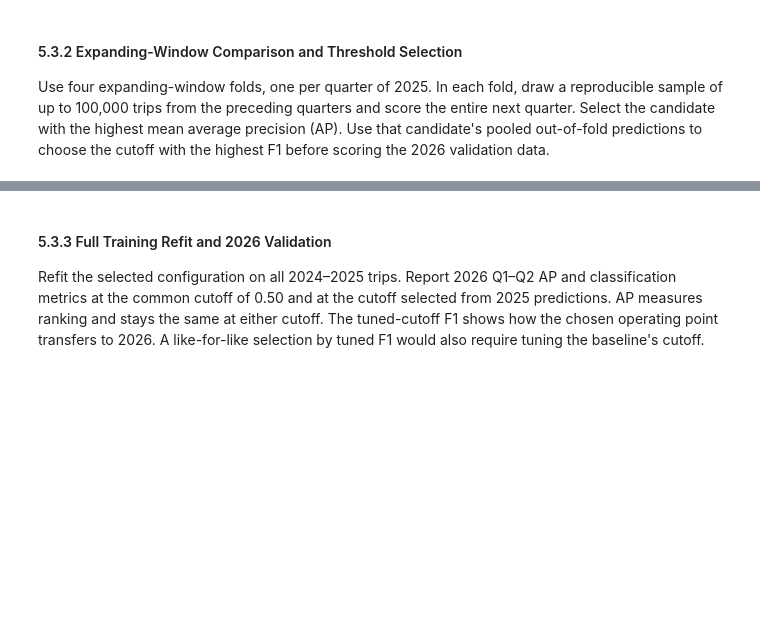
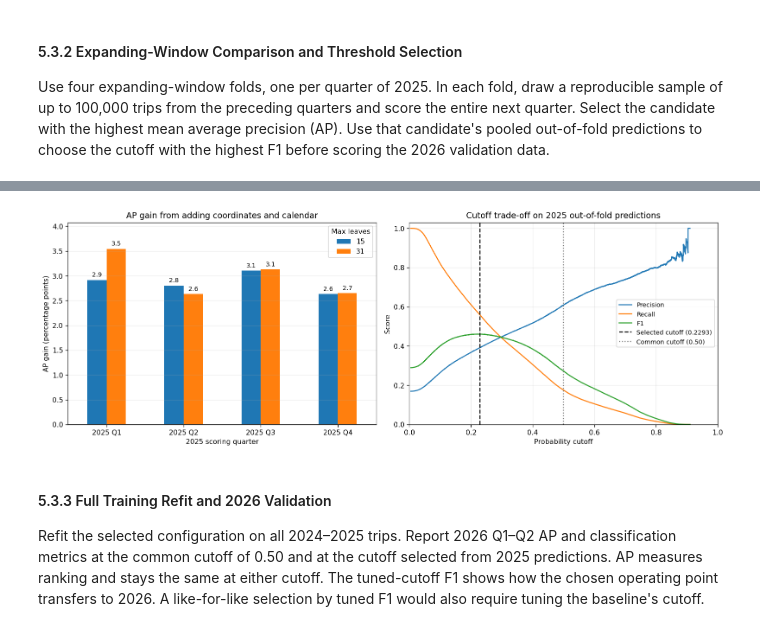
Before and after one commit to GeraintG/CIS_5450_Indigo_Data, a Jupyter notebook: indego_trips_analysis.ipynb, the cells around one changed output, grey strips where cells are left out. Cells and saved outputs as stored; diff of their text form; code cells hidden in the pictures; blank space fills up the shorter version.

```diff
--- a/indego_trips_analysis.ipynb
+++ b/indego_trips_analysis.ipynb
@@ -1655,3 +1704,47 @@ Selected Coordinates and calendar, 31 leaves, and cutoff 0.2293.
+# %%
+gb_hist_ap_by_feature = gb_hist_cv.pivot(
+    index=["Fold", "Max leaves"], columns="Features", values="AP"
+)
+gb_hist_ap_gain = (
+    100 * (gb_hist_ap_by_feature["Coordinates and calendar"] - gb_hist_ap_by_feature["Baseline predictors"])
+).unstack("Max leaves").reindex(gb_hist_fold_order)
+
+gb_hist_fig, gb_hist_axes = plt.subplots(1, 2, figsize=(14, 5))
+gb_hist_ap_gain.plot.bar(
+    ax=gb_hist_axes[0], rot=0, color=["tab:blue", "tab:orange"],
+)
+for gb_hist_bars in gb_hist_axes[0].containers:
+    gb_hist_axes[0].bar_label(gb_hist_bars, fmt="%.1f", padding=3, fontsize=9)
+gb_hist_axes[0].axhline(0, color="gray", linewidth=1)
+gb_hist_axes[0].set(
+    title="AP gain from adding coordinates and calendar",
+    xlabel="2025 scoring quarter", ylabel="AP gain (percentage points)",
+)
+gb_hist_axes[0].margins(y=0.15)
+gb_hist_axes[0].legend(title="Max leaves")
+gb_hist_axes[0].grid(axis="y", alpha=0.25)
+
+for gb_hist_label, gb_hist_curve in [
+    ("Precision", gb_hist_precision[:-1]),
+    ("Recall", gb_hist_recall[:-1]),
+    ("F1", gb_hist_f1_curve),
+]:
+    gb_hist_axes[1].plot(gb_hist_thresholds, gb_hist_curve, label=gb_hist_label)
+gb_hist_axes[1].axvline(
+    gb_hist_threshold, linestyle="--", color="black",
+    label=f"Selected cutoff ({gb_hist_threshold:.4f})",
+)
+gb_hist_axes[1].axvline(0.50, linestyle=":", color="gray", label="Common cutoff (0.50)")
+gb_hist_axes[1].set(
+    title="Cutoff trade-off on 2025 out-of-fold predictions",
+    xlabel="Probability cutoff", ylabel="Score", xlim=(0, 1), ylim=(0, 1.03),
+)
+gb_hist_axes[1].grid(alpha=0.25)
+gb_hist_axes[1].legend(loc="best", fontsize=9)
+gb_hist_fig.tight_layout()
+plt.show()
+# %% [output]
+[figure, added]
 # %% [markdown]
 #### 5.3.3 Full Training Refit and 2026 Validation
 
```
Also changed, not shown: parts of 11 cells of this notebook.
